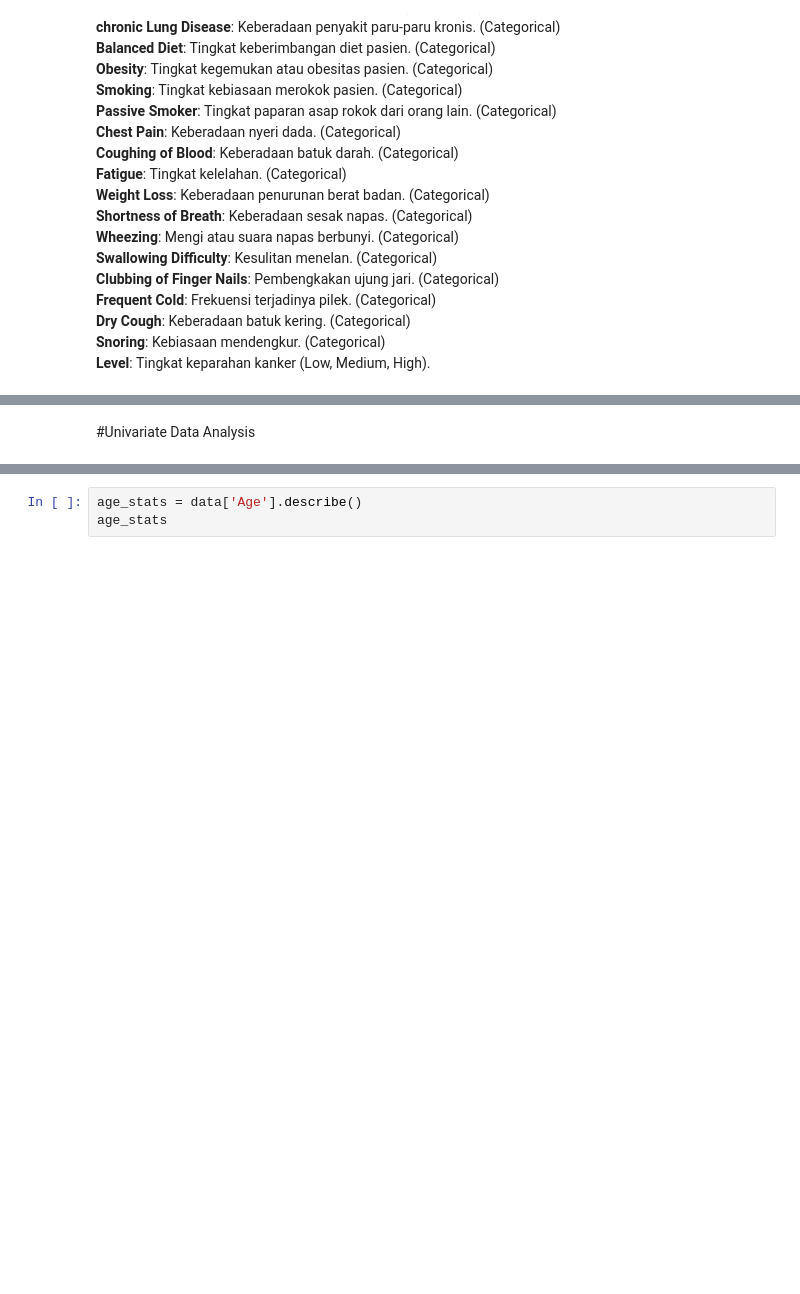
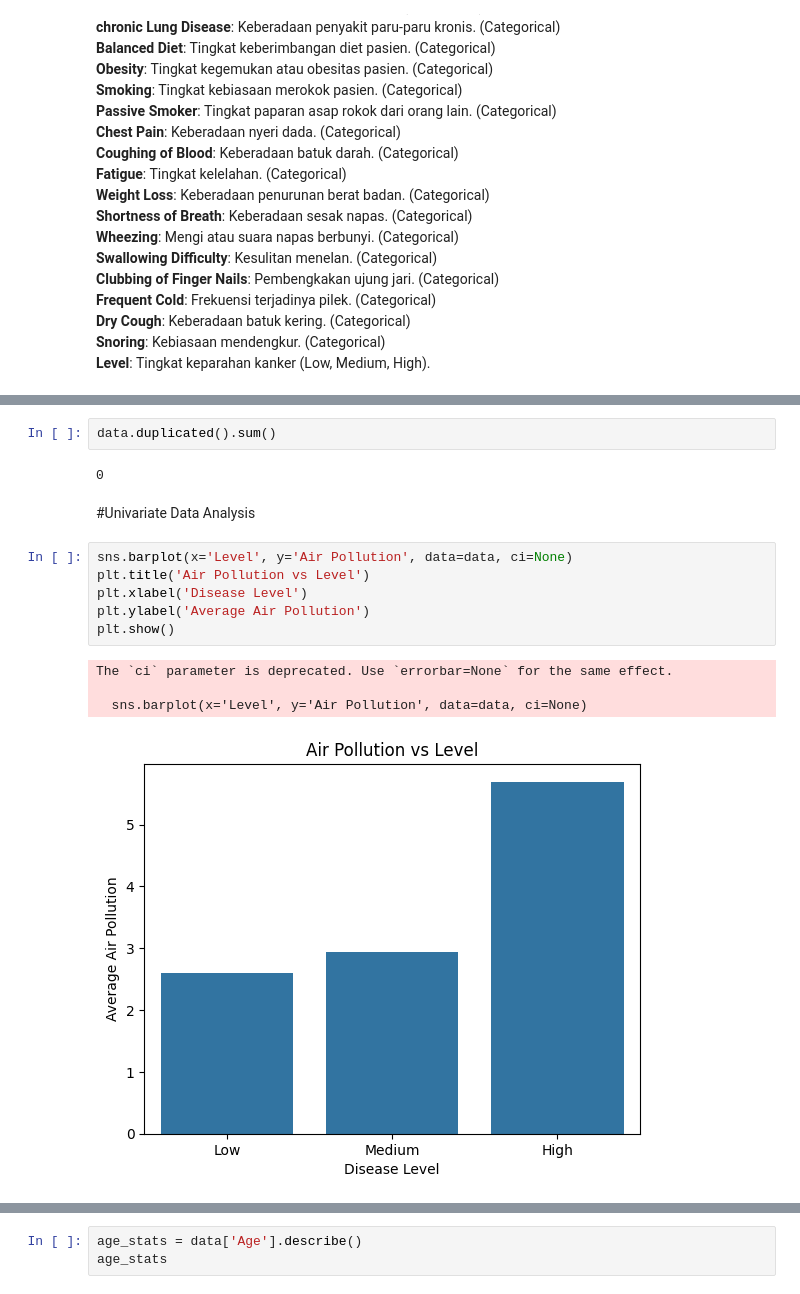
Before and after one commit to mazenbuk/intern, a Jupyter notebook: intern.ipynb, the cells around one changed output, grey strips where cells are left out. Cells and saved outputs as stored; diff of their text form; blank space fills up the shorter version.

```diff
--- a/intern.ipynb
+++ b/intern.ipynb
@@ -51,2 +104,17 @@ data
+# %%
+data.duplicated().sum()
+# %% [output]
+0
 # %% [markdown]
 #Univariate Data Analysis
+# %%
+sns.barplot(x='Level', y='Air Pollution', data=data, ci=None)
+plt.title('Air Pollution vs Level')
+plt.xlabel('Disease Level')
+plt.ylabel('Average Air Pollution')
+plt.show()
+# %% [output]
+The `ci` parameter is deprecated. Use `errorbar=None` for the same effect.
+
+  sns.barplot(x='Level', y='Air Pollution', data=data, ci=None)
+[figure, added]
```
Also changed, not shown: parts of 88 cells of this notebook.
